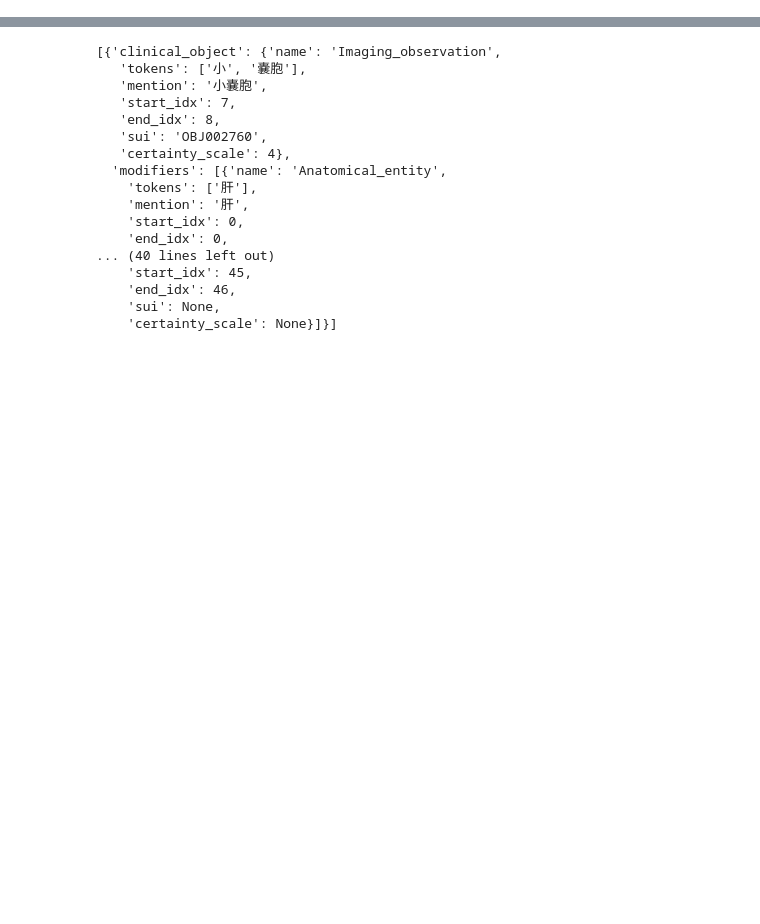
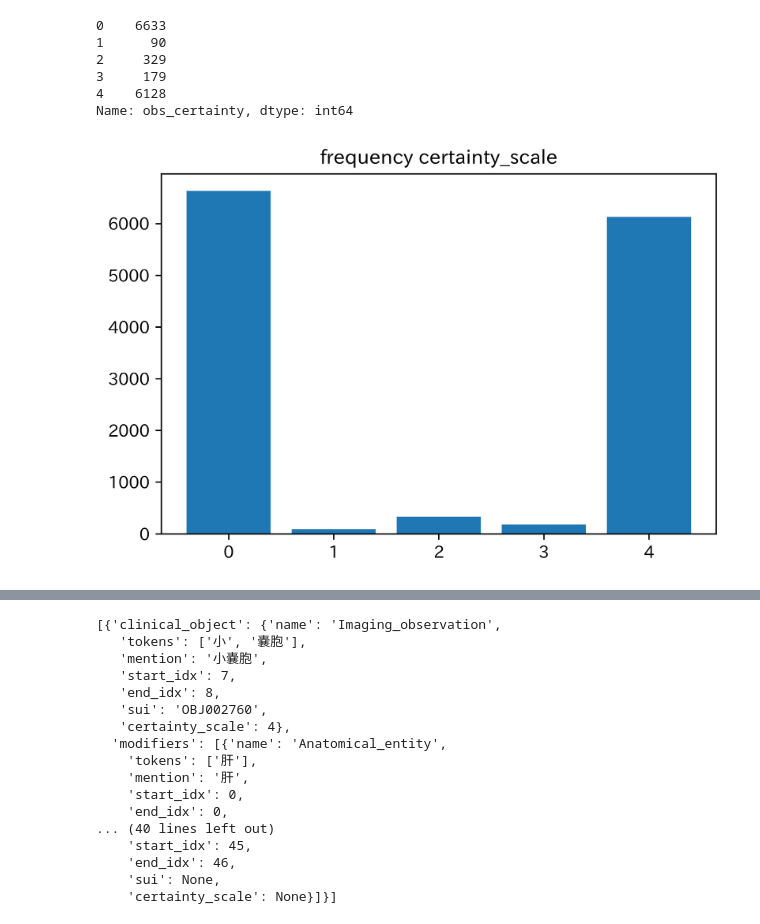
Before and after one commit to jun-sato/sato_j-mid_ad, a Jupyter notebook: code/eda_json.ipynb, the cells around one changed output, grey strips where cells are left out. Drawn from its saved outputs; the diff is of its cells as text; code cells hidden in the pictures; blank space fills up the shorter version.

```diff
--- a/code/eda_json.ipynb
+++ b/code/eda_json.ipynb
@@ -119,0 +409,16 @@ pd.DataFrame(clinical_word_list).to_csv('../output/adrenal_clinical_discriptor.c
+# %%
+c = data['obs_certainty'].value_counts().sort_index(ascending=True)
+print(c)
+fig, ax = plt.subplots(1,1,dpi = 300)
+plt.bar(c.index, c.values)
+plt.title(f'frequency certainty_scale')
+plt.savefig(f'freq_certainty_scale.png')
+#plt.close()
+# %% [output]
+0    6633
+1      90
+2     329
+3     179
+4    6128
+Name: obs_certainty, dtype: int64
+[figure, added]
```
Also changed, not shown: parts of 44 cells of this notebook.
